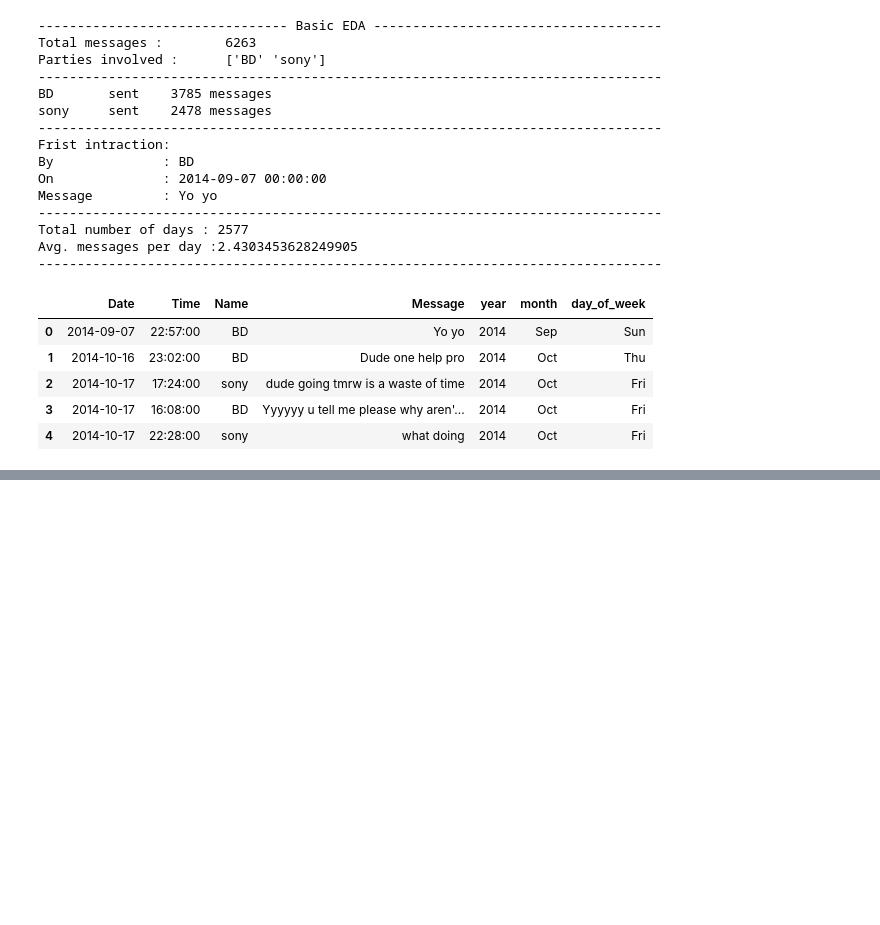
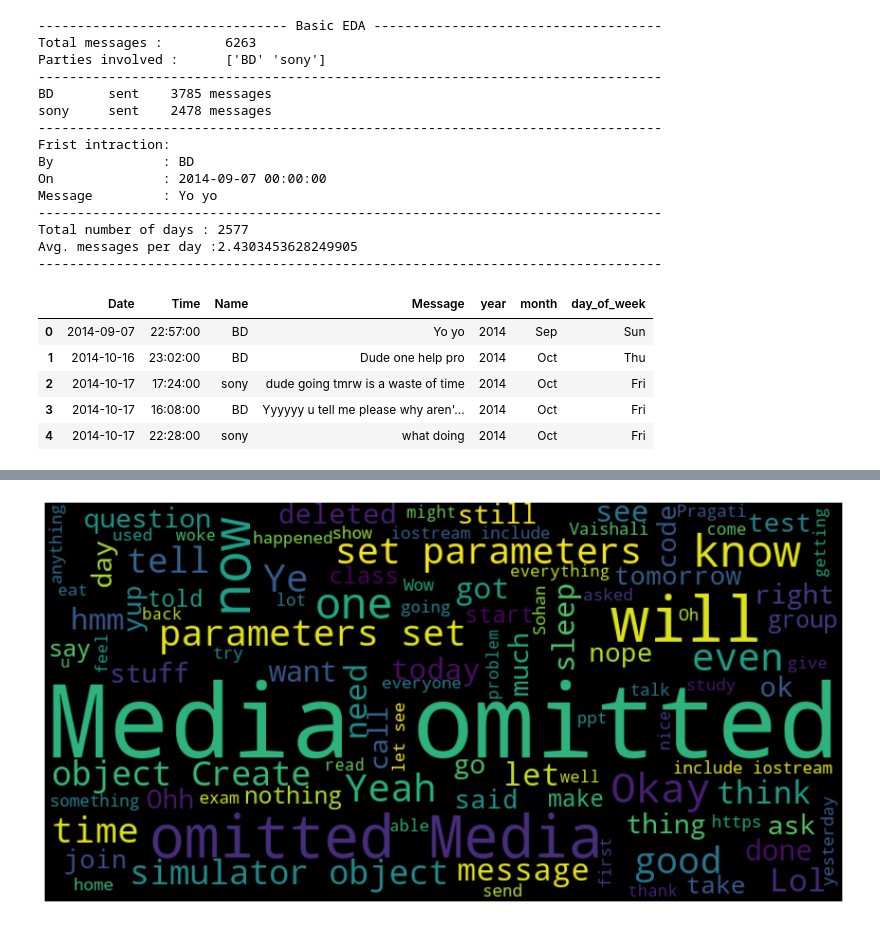
Before and after one commit to sonyD4d/WhatsappChatDigger, a Jupyter notebook: Notebooks/main.ipynb, the cells around one changed output, grey strips where cells are left out. Drawn from its saved outputs; the diff is of its cells as text; code cells hidden in the pictures; blank space fills up the shorter version.

```diff
--- a/Notebooks/main.ipynb
+++ b/Notebooks/main.ipynb
@@ -78,15 +78,15 @@ Avg. messages per day :2.4303453628249905
 import matplotlib.pyplot as plt
 %matplotlib inline
 
-data["year"] = data["Date"].apply(lambda x: x.year)
+data["Year"] = data["Date"].apply(lambda x: x.year)
 
-data["month"] = data["Date"].apply(lambda x: x.strftime("%b"))
+data["Month"] = data["Date"].apply(lambda x: x.strftime("%b"))
 months = ['Jan', 'Feb', 'Mar', 'Apr', 'May', 'Jun', 'Jul', 'Aug', 'Sep', 'Oct', 'Nov', 'Dec']
-data['month'] = pd.Categorical(data['month'], months)
+data['Month'] = pd.Categorical(data['Month'], months)
 
-data["day_of_week"] = data["Date"].apply(lambda x: x.strftime('%a'))
+data["Day"] = data["Date"].apply(lambda x: x.strftime('%a'))
 day_of_week = ['Mon', 'Tue', 'Wed', 'Thu', 'Fri', 'Sat', 'Sun']
-data['day_of_week'] = pd.Categorical(data['day_of_week'], day_of_week)
+data['Day'] = pd.Categorical(data['Day'], day_of_week)
 data.head()
 # %% [output]
 |  | Date | Time | Name | Message | year | month | day_of_week |
@@ -95,3 +95,33 @@ data.head()
 | 2 | 2014-10-17 | 17:24:00 | sony | dude going tmrw is a waste of time | 2014 | Oct | Fri |
 | 3 | 2014-10-17 | 16:08:00 | BD | Yyyyyy u tell me please why aren'... | 2014 | Oct | Fri |
 | 4 | 2014-10-17 | 22:28:00 | sony | what doing | 2014 | Oct | Fri |
+# %%
+!pip install wordcloud
+from wordcloud import WordCloud
+
+def wordcloud_(content, title="", generate_from_frequencies=False, mask=None, background_color='black'):
+    wordcloud = WordCloud(background_color=background_color,
+#                           stopwords = set(STOPWORDS),
+                          max_words = 100,
+                          max_font_size = 200,
+#                           random_state = 4,
+                          height=400, width=800,
+                          prefer_horizontal=0.9,
+                          relative_scaling=0.6,
+                          mask=mask
+                     )
+
+    if (generate_from_frequencies):
+        wordcloud.generate_from_frequencies(frequencies=content)
+    else:
+        wordcloud.generate(content)
+
+    plt.figure(figsize=(12, 8))
+    plt.imshow(wordcloud)
+    plt.title(title, fontdict={'size': 40})
+    plt.axis('off');
+    plt.tight_layout()
+
+text = ' '.join(data["Message"].values)
+wordcloud_(text)
+# %% [output]
@@ -97,0 +137 @@ data.head()
+[figure, added]
```
Also changed, not shown: parts of 1 cell of this notebook, 28 other files.
